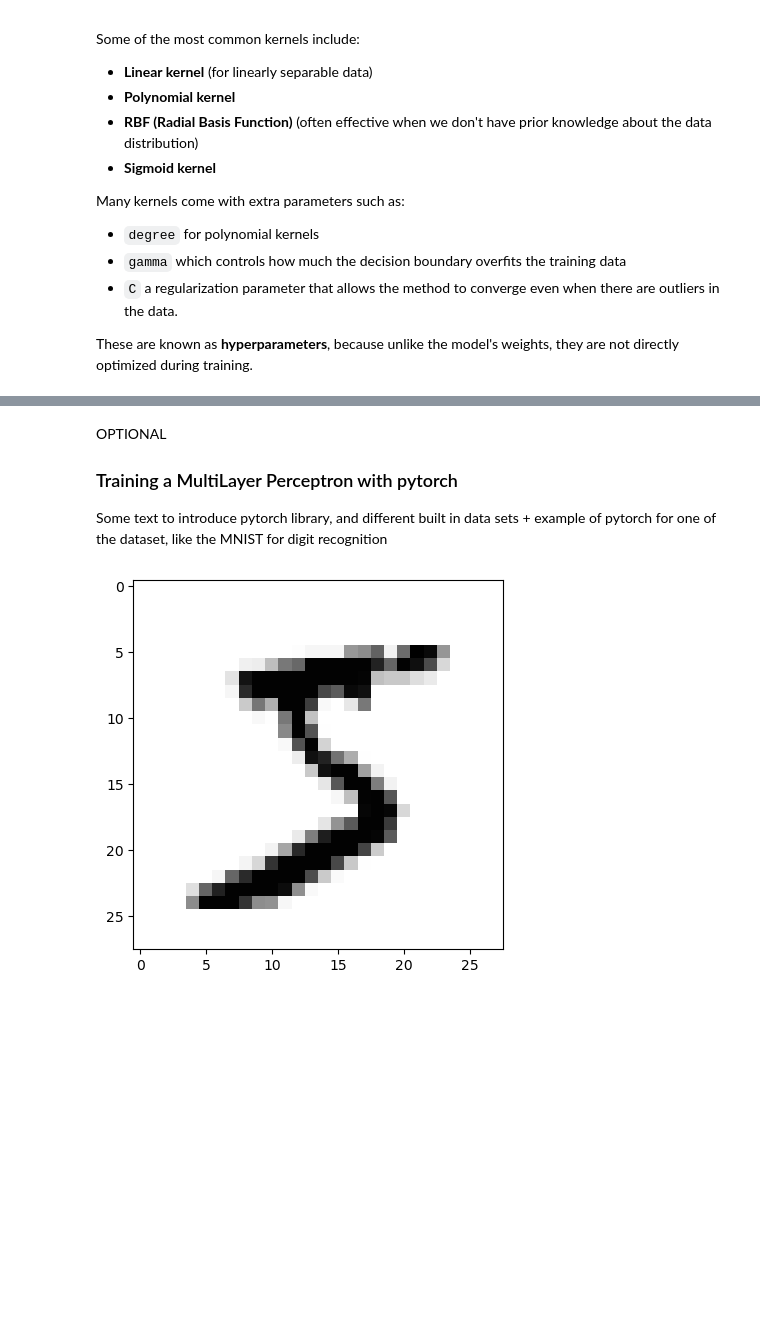
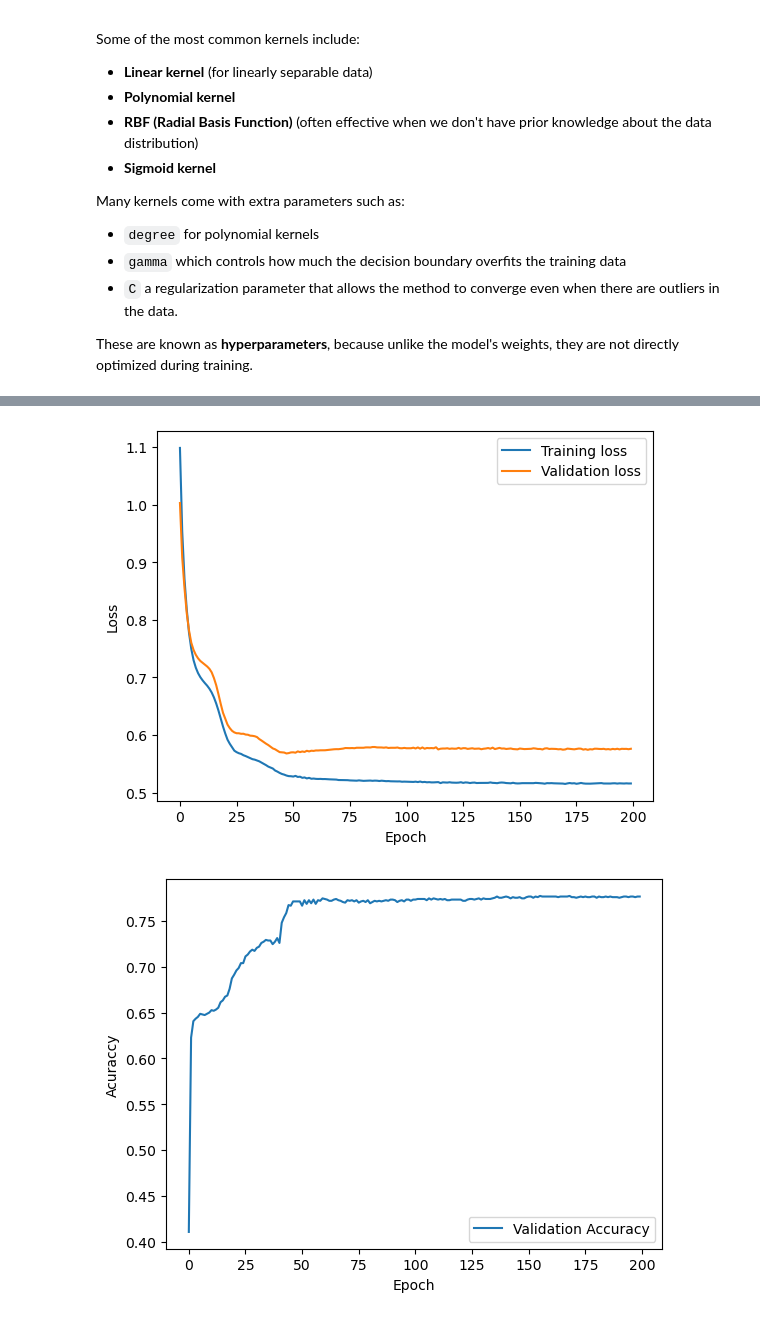
Before and after one commit to errhernandez/Lessons, a Jupyter notebook: MachineLearningTutorial.ipynb, the cells around one changed output, grey strips where cells are left out. Drawn from its saved outputs; the diff is of its cells as text; code cells hidden in the pictures; blank space fills up the shorter version.

```diff
--- a/MachineLearningTutorial.ipynb
+++ b/MachineLearningTutorial.ipynb
@@ -431,21 +439,56 @@ Explanation on how to look documenation of scikit learn to use the different mod
-# %% [markdown]
-OPTIONAL
-### Training a MultiLayer Perceptron with pytorch
-Some text to introduce pytorch library, and different built in data sets +  example of pytorch for one of the dataset, like the MNIST for digit recognition
-# %%
-import numpy as np
-import torch
-import torch.nn
-import matplotlib.pyplot as plt
-from torchvision.datasets import MNIST
-import os
-
-data_path = os.path.join(os.getcwd(), 'DataSets')
-if not os.path.exists(data_path): os.makedirs(data_path)
-
-data = MNIST(root = data_path, download = True)
-
-plt.imshow(np.asarray(data[0][0]), cmap = 'Greys')
-plt.show()
-# %% [output]
-[figure, removed]
+# %%
+import numpy as np
+import matplotlib.pyplot as plt
+from sklearn.model_selection import train_test_split
+from sklearn.neural_network import MLPClassifier
+from sklearn.metrics import log_loss, accuracy_score
+from sklearn.datasets import make_classification
+
+X, Y = make_classification(n_samples = 5000, n_features = 6, n_informative = 4, n_classes = 3, random_state = 42)
+X_train, X_val, Y_train, Y_val = train_test_split(X, Y, test_size = 0.3, shuffle = True, random_state = 0)
+
+num_iterations = 200
+# https://scikit-learn.org/stable/modules/generated/sklearn.neural_network.MLPClassifier.html
+model = MLPClassifier(hidden_layer_sizes = (5, 2), #this are the inner hidden layers. Note that input and output sizes are predetermined by our problem
+                      activation = 'relu', #most common activation function
+                      shuffle = True,
+                      learning_rate_init = 0.01, #the initial learning rate. Reducing gradually the lr can help convergence without overfitting
+                      learning_rate = 'adaptive', #which strategy we use to decrease learning rate
+                      random_state = 0, #this is to get reproducable results
+                      max_iter = num_iterations)
+
+train_losses = []
+val_losses = []
+val_accuracies = []
+min_val = None
+
+for epoch in range(num_iterations):
+    model.partial_fit(X_train, Y_train, classes = np.unique(Y))  # one epoch
+
+    #Record training loss
+    train_losses.append(model.loss_)
+
+    #Record validation loss
+    y_val_prob = model.predict_proba(X_val)
+    val_losses.append(log_loss(Y_val, y_val_prob))
+
+    #Record validation accuracy
+    val_accuracies.append(accuracy_score(Y_val, model.predict(X_val)))
+
+
+# Plot
+plt.plot(train_losses, label = 'Training loss')
+plt.plot(val_losses, label = 'Validation loss')
+plt.ylabel('Loss')
+plt.xlabel('Epoch')
+plt.legend()
+plt.show()
+
+plt.plot(val_accuracies, label = 'Validation Accuracy')
+plt.ylabel('Acuraccy')
+plt.xlabel('Epoch')
+plt.legend()
+plt.show()
+# %% [output]
+[figure, added]
+[figure, added]
```
Also changed, not shown: parts of 9 cells of this notebook, 3 other files.
